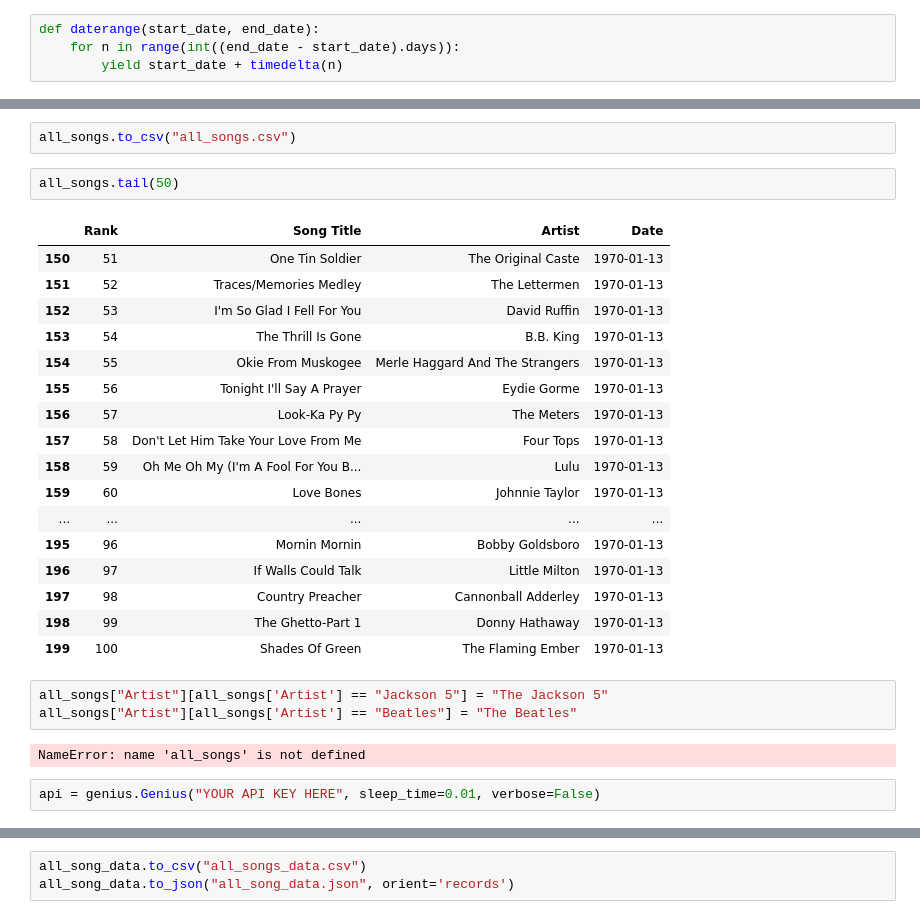
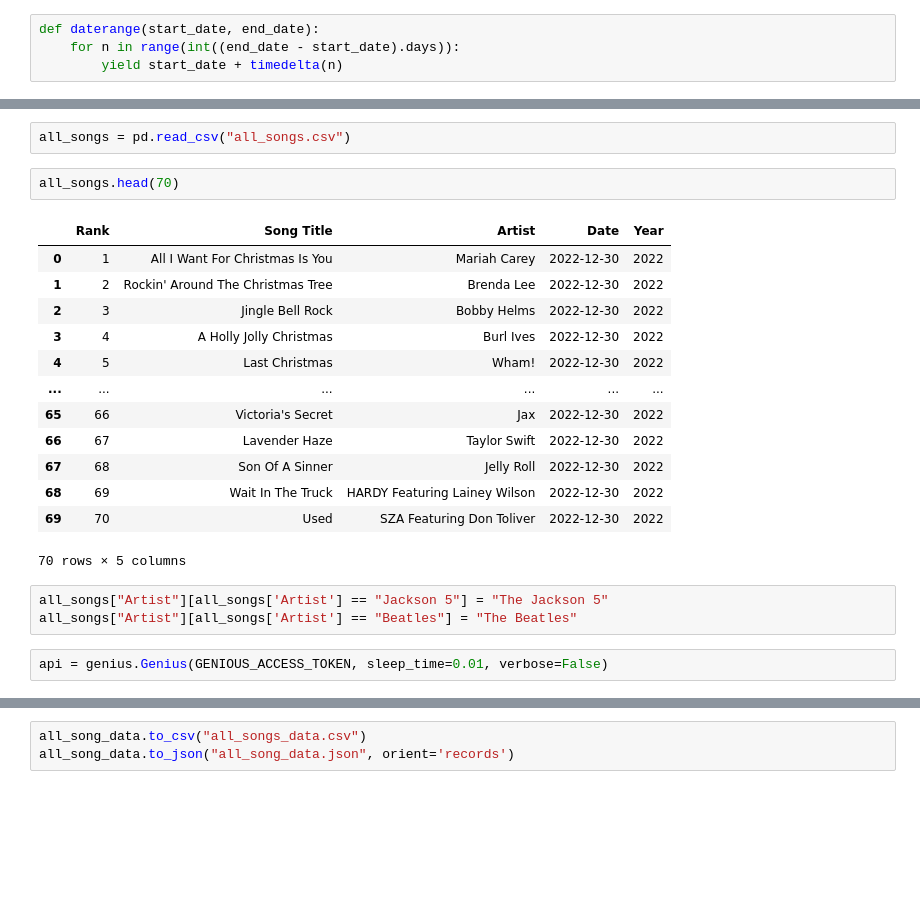
Before and after one commit to igorktech/lyrics-sentiment-analysis, a Jupyter notebook: lyrics_sentiment_analysis.ipynb, the cells around one changed output, grey strips where cells are left out. Saved outputs shown, nothing was run; the diff lists cells and outputs as text; blank space fills up the shorter version.

```diff
--- a/lyrics_sentiment_analysis.ipynb
+++ b/lyrics_sentiment_analysis.ipynb
@@ -148,32 +188,26 @@ AttributeError: 'datetime.timedelta' object has no attribute 'weeks'
 # %%
-all_songs.to_csv("all_songs.csv")
+all_songs = pd.read_csv("all_songs.csv")
-# %%
-all_songs.tail(50)
-# %% [output]
-|  | Rank | Song Title | Artist | Date |
-| 150 | 51 | One Tin Soldier | The Original Caste | 1970-01-13 |
-| 151 | 52 | Traces/Memories Medley | The Lettermen | 1970-01-13 |
-| 152 | 53 | I'm So Glad I Fell For You | David Ruffin | 1970-01-13 |
-| 153 | 54 | The Thrill Is Gone | B.B. King | 1970-01-13 |
-| 154 | 55 | Okie From Muskogee | Merle Haggard And The Strangers | 1970-01-13 |
-| 155 | 56 | Tonight I'll Say A Prayer | Eydie Gorme | 1970-01-13 |
-| 156 | 57 | Look-Ka Py Py | The Meters | 1970-01-13 |
-| 157 | 58 | Don't Let Him Take Your Love From Me | Four Tops | 1970-01-13 |
-| 158 | 59 | Oh Me Oh My (I'm A Fool For You B... | Lulu | 1970-01-13 |
-| 159 | 60 | Love Bones | Johnnie Taylor | 1970-01-13 |
-| ... | ... | ... | ... | ... |
-| 195 | 96 | Mornin Mornin | Bobby Goldsboro | 1970-01-13 |
-| 196 | 97 | If Walls Could Talk | Little Milton | 1970-01-13 |
-| 197 | 98 | Country Preacher | Cannonball Adderley | 1970-01-13 |
-| 198 | 99 | The Ghetto-Part 1 | Donny Hathaway | 1970-01-13 |
-| 199 | 100 | Shades Of Green | The Flaming Ember | 1970-01-13 |
+# %%
+all_songs.head(70)
+# %% [output]
+|  | Rank | Song Title | Artist | Date | Year |
+| 0 | 1 | All I Want For Christmas Is You | Mariah Carey | 2022-12-30 | 2022 |
+| 1 | 2 | Rockin' Around The Christmas Tree | Brenda Lee | 2022-12-30 | 2022 |
+| 2 | 3 | Jingle Bell Rock | Bobby Helms | 2022-12-30 | 2022 |
+| 3 | 4 | A Holly Jolly Christmas | Burl Ives | 2022-12-30 | 2022 |
+| 4 | 5 | Last Christmas | Wham! | 2022-12-30 | 2022 |
+| ... | ... | ... | ... | ... | ... |
+| 65 | 66 | Victoria's Secret | Jax | 2022-12-30 | 2022 |
+| 66 | 67 | Lavender Haze | Taylor Swift | 2022-12-30 | 2022 |
+| 67 | 68 | Son Of A Sinner | Jelly Roll | 2022-12-30 | 2022 |
+| 68 | 69 | Wait In The Truck | HARDY Featuring Lainey Wilson | 2022-12-30 | 2022 |
+| 69 | 70 | Used | SZA Featuring Don Toliver | 2022-12-30 | 2022 |
+70 rows × 5 columns
 # %%
 all_songs["Artist"][all_songs['Artist'] == "Jackson 5"] = "The Jackson 5"
 all_songs["Artist"][all_songs['Artist'] == "Beatles"] = "The Beatles"
-# %% [output]
-NameError: name 'all_songs' is not defined
 # %%
-api = genius.Genius("YOUR API KEY HERE", sleep_time=0.01, verbose=False)
+api = genius.Genius(GENIOUS_ACCESS_TOKEN, sleep_time=0.01, verbose=False)
 # %%
 all_song_data = pd.DataFrame()
 start_time = datetime.now()
```
Also changed, not shown: parts of 12 cells of this notebook.
